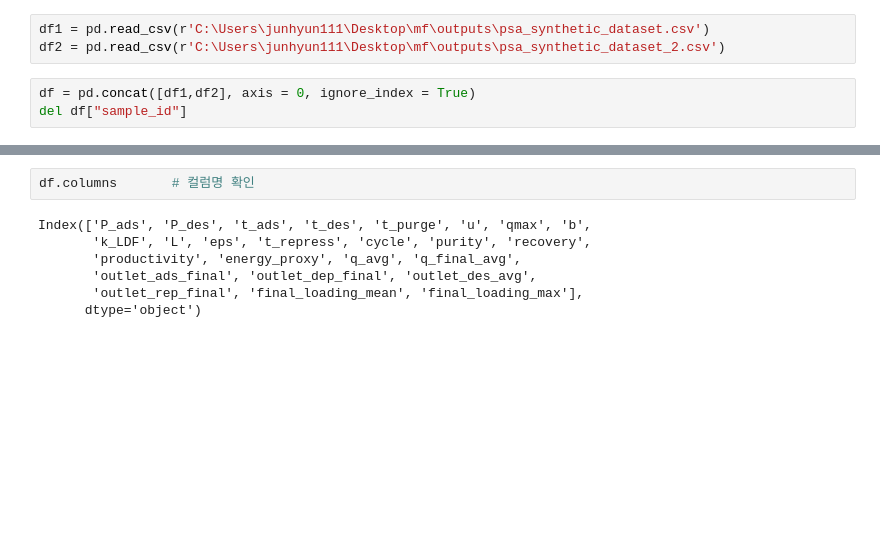
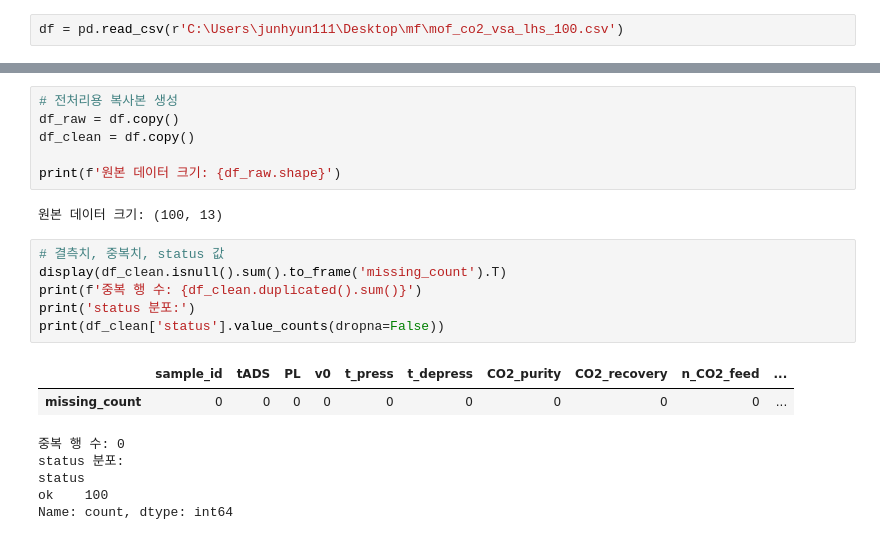
Before and after one commit to chris778886/mf, a Jupyter notebook: model/preprocessing.ipynb, the cells around one changed output, grey strips where cells are left out. Saved outputs shown, nothing was run; the diff lists cells and outputs as text; blank space fills up the shorter version.

```diff
--- a/model/preprocessing.ipynb
+++ b/model/preprocessing.ipynb
@@ -5,6 +6,2 @@ import matplotlib.pyplot as plt
 # %%
-df1 = pd.read_csv(r'C:\Users\junhyun111\Desktop\mf\outputs\psa_synthetic_dataset.csv')
-df2 = pd.read_csv(r'C:\Users\junhyun111\Desktop\mf\outputs\psa_synthetic_dataset_2.csv')
+df = pd.read_csv(r'C:\Users\junhyun111\Desktop\mf\mof_co2_vsa_lhs_100.csv')
-# %%
-df = pd.concat([df1,df2], axis = 0, ignore_index = True)
-del df["sample_id"]
@@ -54,9 +8,22 @@ df.describe()    # 통계 요약
-# %%
-df.columns       # 컬럼명 확인
-# %% [output]
-Index(['P_ads', 'P_des', 't_ads', 't_des', 't_purge', 'u', 'qmax', 'b',
-       'k_LDF', 'L', 'eps', 't_repress', 'cycle', 'purity', 'recovery',
-       'productivity', 'energy_proxy', 'q_avg', 'q_final_avg',
-       'outlet_ads_final', 'outlet_dep_final', 'outlet_des_avg',
-       'outlet_rep_final', 'final_loading_mean', 'final_loading_max'],
-      dtype='object')
+# %%
+# 전처리용 복사본 생성
+df_raw = df.copy()
+df_clean = df.copy()
+
+print(f'원본 데이터 크기: {df_raw.shape}')
+# %% [output]
+원본 데이터 크기: (100, 13)
+# %%
+# 결측치, 중복치, status 값
+display(df_clean.isnull().sum().to_frame('missing_count').T)
+print(f'중복 행 수: {df_clean.duplicated().sum()}')
+print('status 분포:')
+print(df_clean['status'].value_counts(dropna=False))
+# %% [output]
+|  | sample_id | tADS | PL | v0 | t_press | t_depress | CO2_purity | CO2_recovery | n_CO2_feed | ... |
+| missing_count | 0 | 0 | 0 | 0 | 0 | 0 | 0 | 0 | 0 | ... |
+중복 행 수: 0
+status 분포:
+status
+ok    100
+Name: count, dtype: int64
```
Also changed, not shown: parts of 14 cells of this notebook, 13 other files.
